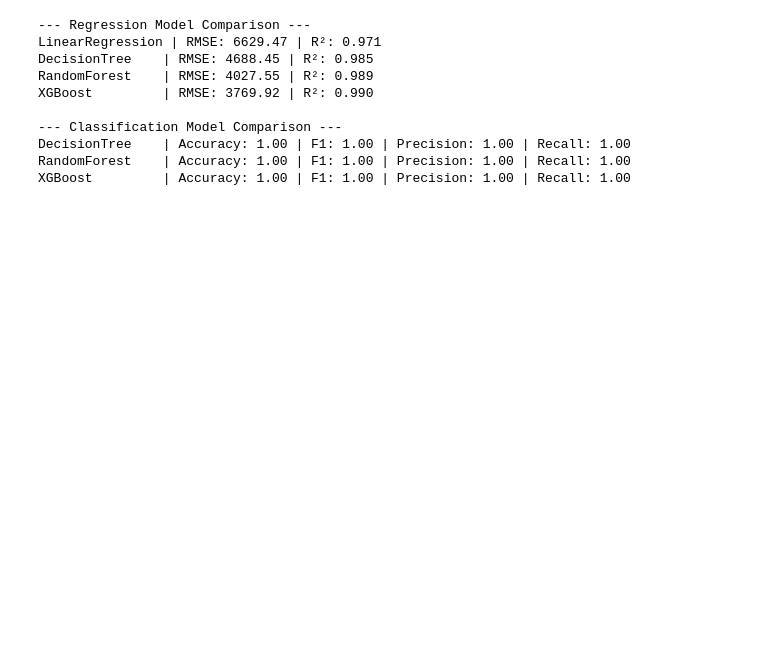
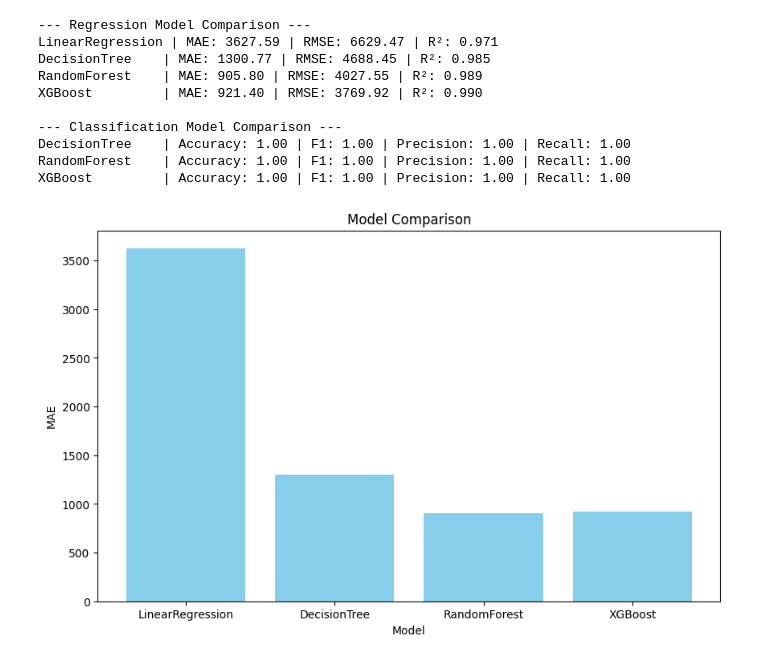
Before and after one commit to abdurezakarage/Insurance_Risk_Analytics, a Jupyter notebook: notebooks/model.ipynb, the cells around one changed output. Cells and saved outputs as stored; diff of their text form; code cells hidden in the pictures; blank space fills up the shorter version.

Commit message:
model update

```diff
--- a/notebooks/model.ipynb
+++ b/notebooks/model.ipynb
@@ -9,9 +9,9 @@ sys.path.append(os.path.abspath(os.path.join(os.path.dirname('__file__'), '..'))
 # %%
 from src.services.modeltrain import modelTrain
 # %%
-df = pd.read_csv("../data/processed/insurance_clean.csv")
+data = pd.read_csv("../data/processed/insurance_clean.csv")
 # %%
-model = modelTrain(df)
+model = modelTrain(data)
 # %%
 model.preprocess()
 model.prepare_data()
@@ -21,12 +21,16 @@ model.train_classifiers()
 model.model_comparison_report()
 # %% [output]
 --- Regression Model Comparison ---
-LinearRegression | RMSE: 6629.47 | R²: 0.971
-DecisionTree    | RMSE: 4688.45 | R²: 0.985
-RandomForest    | RMSE: 4027.55 | R²: 0.989
-XGBoost         | RMSE: 3769.92 | R²: 0.990
+LinearRegression | MAE: 3627.59 | RMSE: 6629.47 | R²: 0.971
+DecisionTree    | MAE: 1300.77 | RMSE: 4688.45 | R²: 0.985
+RandomForest    | MAE: 905.80 | RMSE: 4027.55 | R²: 0.989
+XGBoost         | MAE: 921.40 | RMSE: 3769.92 | R²: 0.990
 
 --- Classification Model Comparison ---
 DecisionTree    | Accuracy: 1.00 | F1: 1.00 | Precision: 1.00 | Recall: 1.00
 RandomForest    | Accuracy: 1.00 | F1: 1.00 | Precision: 1.00 | Recall: 1.00
 XGBoost         | Accuracy: 1.00 | F1: 1.00 | Precision: 1.00 | Recall: 1.00
+# %%
+model.MAE_plot_model_comparison()
+# %% [output]
+[figure, added]
```
Also changed, not shown: parts of 5 cells of this notebook, 1 other file.
